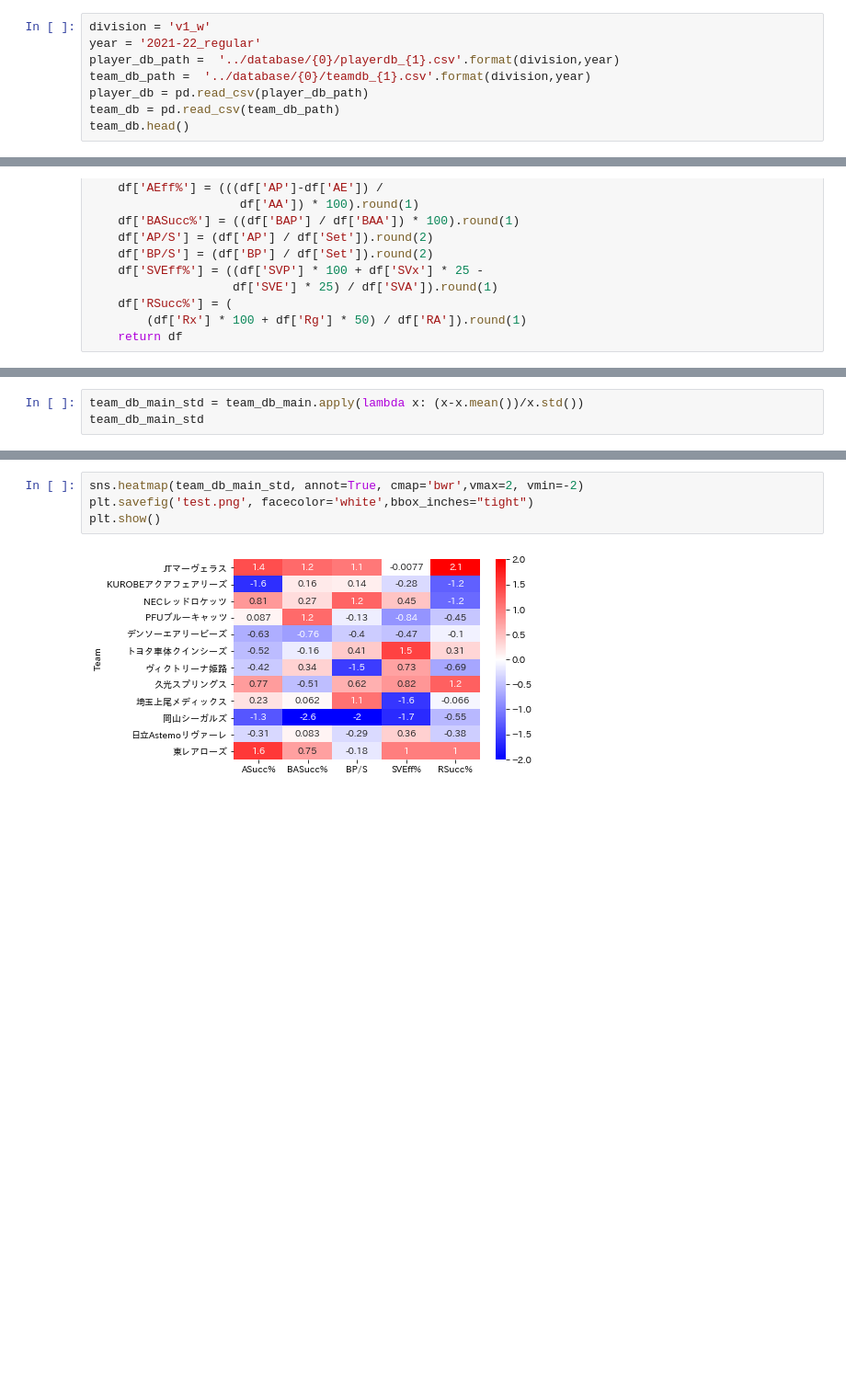
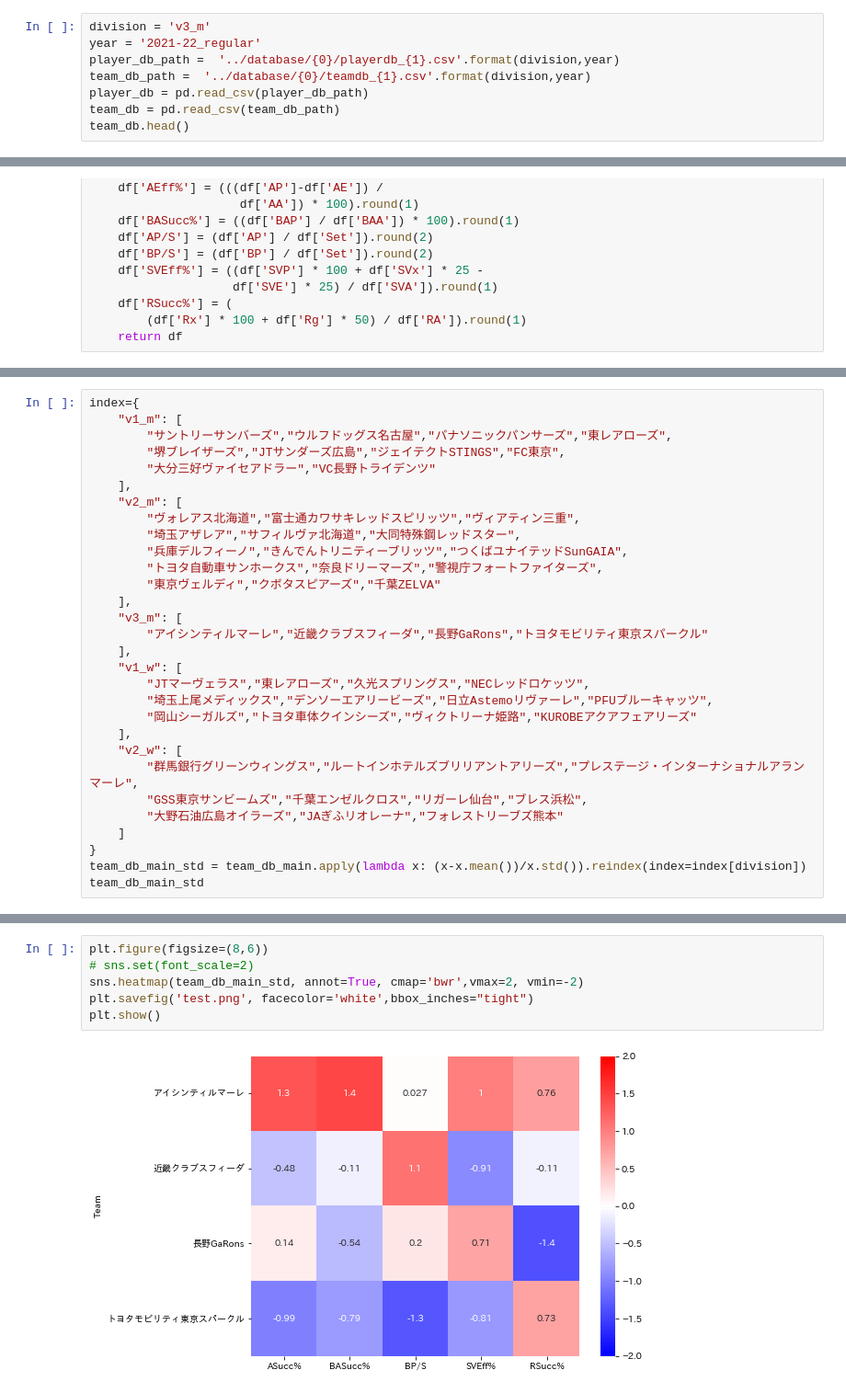
Before and after one commit to vleaguebot-lab/vleague_stats, a Jupyter notebook: graph/detail_data.ipynb, the cells around one changed output, grey strips where cells are left out. Shown at 92% size. Cells and saved outputs as stored; diff of their text form; blank space fills up the shorter version.

```diff
--- a/graph/detail_data.ipynb
+++ b/graph/detail_data.ipynb
@@ -27,7 +27,7 @@ print(paths)
 # %% [output]
 ['../database/v1_w\\teamdb_1999-00_regular.csv', '../database/v1_w\\teamdb_2000-01_regular.csv', '../database/v1_w\\teamdb_2001-02_regular.csv', '../database/v1_w\\teamdb_2002-03_regular.csv', '../dat ...
 # %%
-division = 'v1_w'
+division = 'v3_m'
 year = '2021-22_regular'
 player_db_path =  '../database/{0}/playerdb_{1}.csv'.format(division,year)
 team_db_path =  '../database/{0}/teamdb_{1}.csv'.format(division,year)
@@ -130,5 +106,32 @@ team_db_main
 # %%
-team_db_main_std = team_db_main.apply(lambda x: (x-x.mean())/x.std())
+index={
+    "v1_m": [
+        "サントリーサンバーズ","ウルフドッグス名古屋","パナソニックパンサーズ","東レアローズ",
+        "堺ブレイザーズ","JTサンダーズ広島","ジェイテクトSTINGS","FC東京",
+        "大分三好ヴァイセアドラー","VC長野トライデンツ"
+    ],
+    "v2_m": [
+        "ヴォレアス北海道","富士通カワサキレッドスピリッツ","ヴィアティン三重",
+        "埼玉アザレア","サフィルヴァ北海道","大同特殊鋼レッドスター",
+        "兵庫デルフィーノ","きんでんトリニティーブリッツ","つくばユナイテッドSunGAIA",
+        "トヨタ自動車サンホークス","奈良ドリーマーズ","警視庁フォートファイターズ",
+        "東京ヴェルディ","クボタスピアーズ","千葉ZELVA"
+    ],
+    "v3_m": [
+        "アイシンティルマーレ","近畿クラブスフィーダ","長野GaRons","トヨタモビリティ東京スパークル"
+    ],
+    "v1_w": [
+        "JTマーヴェラス","東レアローズ","久光スプリングス","NECレッドロケッツ",
+        "埼玉上尾メディックス","デンソーエアリービーズ","日立Astemoリヴァーレ","PFUブルーキャッツ",
+        "岡山シーガルズ","トヨタ車体クインシーズ","ヴィクトリーナ姫路","KUROBEアクアフェアリーズ"
+    ],
+    "v2_w": [
+        "群馬銀行グリーンウィングス","ルートインホテルズブリリアントアリーズ","プレステージ・インターナショナルアランマーレ",
+        "GSS東京サンビームズ","千葉エンゼルクロス","リガーレ仙台","ブレス浜松",
+        "大野石油広島オイラーズ","JAぎふリオレーナ","フォレストリーブズ熊本"
+    ]
+}
+team_db_main_std = team_db_main.apply(lambda x: (x-x.mean())/x.std()).reindex(index=index[division])
 team_db_main_std
 # %% [output]
 |  | ASucc% | BASucc% | BP/S | SVEff% | RSucc% |
@@ -148,6 +143,8 @@ team_db_main_std
 # %%
+plt.figure(figsize=(8,6))
+# sns.set(font_scale=2)
 sns.heatmap(team_db_main_std, annot=True, cmap='bwr',vmax=2, vmin=-2)
 plt.savefig('test.png', facecolor='white',bbox_inches="tight")
 plt.show()
 # %% [output]
-[figure, old version]
+[figure, new version]
```
Also changed, not shown: parts of 5 cells of this notebook, 1 other file.
